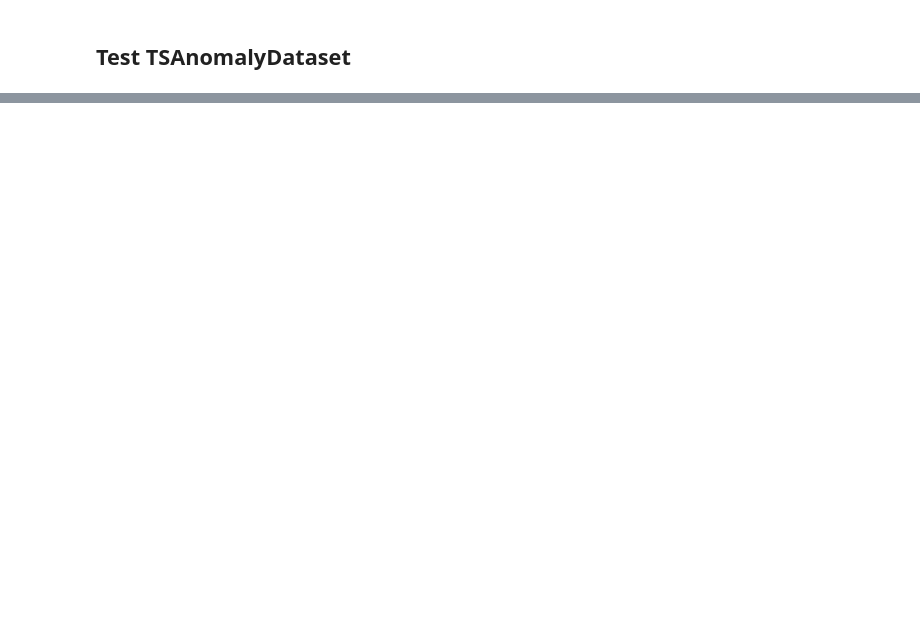
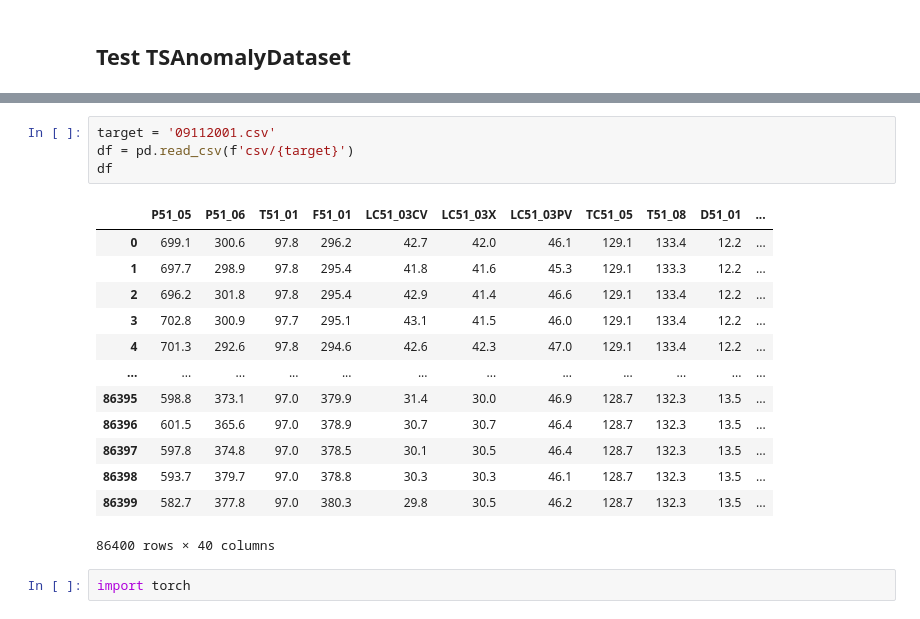
Before and after one commit to LanceWang12/Pretrained-Time-Series-Transformer, a Jupyter notebook: data/DMDS/EDA.ipynb, the cells around one changed output, grey strips where cells are left out. Drawn from its saved outputs; the diff is of its cells as text; blank space fills up the shorter version.

```diff
--- a/data/DMDS/EDA.ipynb
+++ b/data/DMDS/EDA.ipynb
@@ -179,0 +256,20 @@ torch.Size([256, 33]) torch.Size([]) torch.Size([])
+# %%
+target = '09112001.csv'
+df = pd.read_csv(f'csv/{target}')
+df
+# %% [output]
+|  | P51_05 | P51_06 | T51_01 | F51_01 | LC51_03CV | LC51_03X | LC51_03PV | TC51_05 | T51_08 | D51_01 | ... |
+| 0 | 699.1 | 300.6 | 97.8 | 296.2 | 42.7 | 42.0 | 46.1 | 129.1 | 133.4 | 12.2 | ... |
+| 1 | 697.7 | 298.9 | 97.8 | 295.4 | 41.8 | 41.6 | 45.3 | 129.1 | 133.3 | 12.2 | ... |
+| 2 | 696.2 | 301.8 | 97.8 | 295.4 | 42.9 | 41.4 | 46.6 | 129.1 | 133.4 | 12.2 | ... |
+| 3 | 702.8 | 300.9 | 97.7 | 295.1 | 43.1 | 41.5 | 46.0 | 129.1 | 133.4 | 12.2 | ... |
+| 4 | 701.3 | 292.6 | 97.8 | 294.6 | 42.6 | 42.3 | 47.0 | 129.1 | 133.4 | 12.2 | ... |
+| ... | ... | ... | ... | ... | ... | ... | ... | ... | ... | ... | ... |
+| 86395 | 598.8 | 373.1 | 97.0 | 379.9 | 31.4 | 30.0 | 46.9 | 128.7 | 132.3 | 13.5 | ... |
+| 86396 | 601.5 | 365.6 | 97.0 | 378.9 | 30.7 | 30.7 | 46.4 | 128.7 | 132.3 | 13.5 | ... |
+| 86397 | 597.8 | 374.8 | 97.0 | 378.5 | 30.1 | 30.5 | 46.4 | 128.7 | 132.3 | 13.5 | ... |
+| 86398 | 593.7 | 379.7 | 97.0 | 378.8 | 30.3 | 30.3 | 46.1 | 128.7 | 132.3 | 13.5 | ... |
+| 86399 | 582.7 | 377.8 | 97.0 | 380.3 | 29.8 | 30.5 | 46.2 | 128.7 | 132.3 | 13.5 | ... |
+86400 rows × 40 columns
+# %%
+import torch
```
Also changed, not shown: parts of 17 cells of this notebook, 4 other files.
